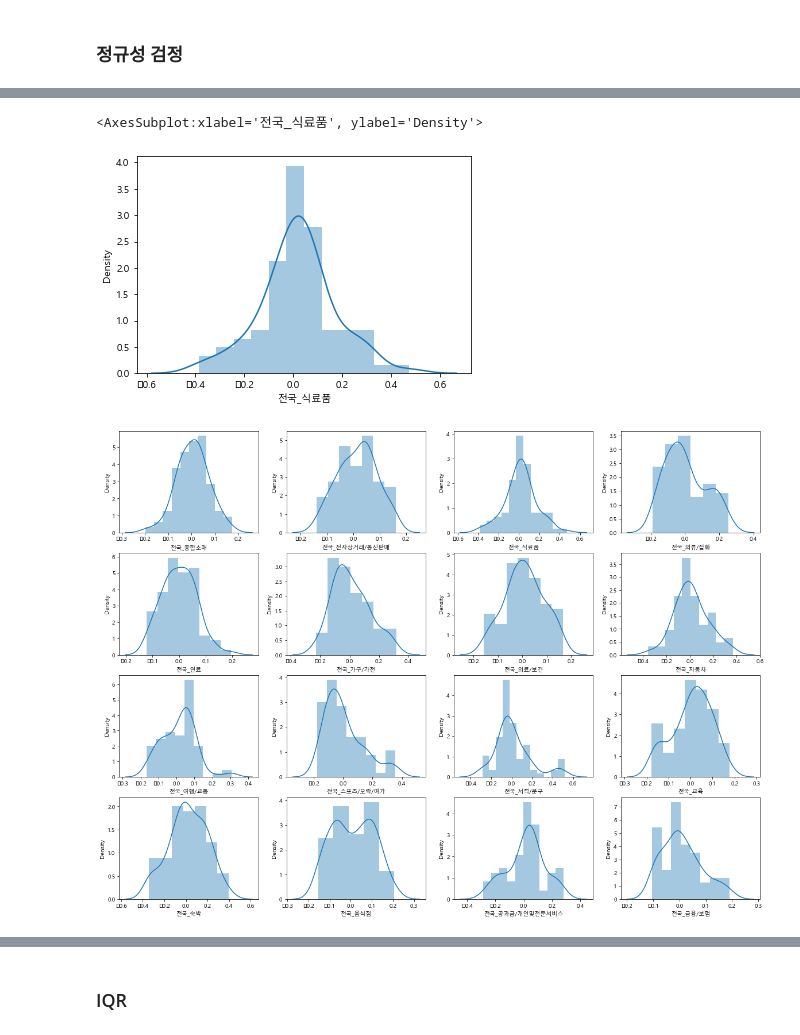
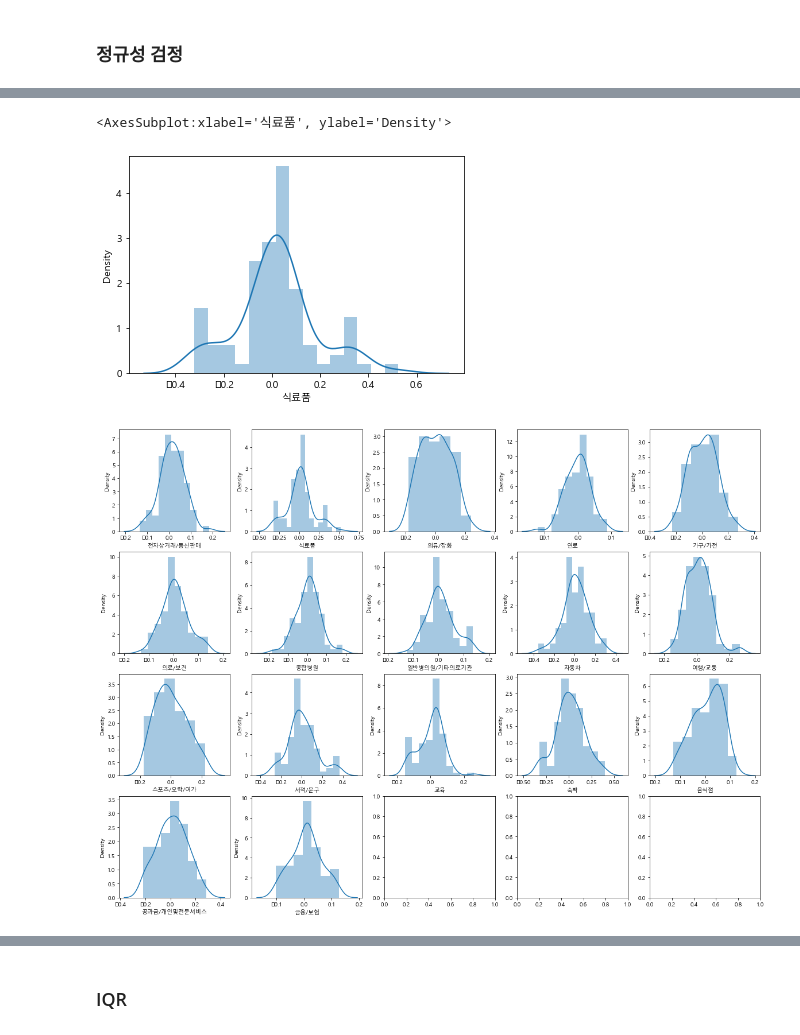
Before and after one commit to KJH3024/test, a Jupyter notebook: 프로젝트1/전국_카드.ipynb, the cells around one changed output, grey strips where cells are left out. Saved outputs shown, nothing was run; the diff lists cells and outputs as text; code cells hidden in the pictures.

```diff
--- a/프로젝트1/전국_카드.ipynb
+++ b/프로젝트1/전국_카드.ipynb
@@ -207,7 +245,8 @@ interest_rates_df
 ### 소매판매지수 불러오기
 # %%
 socell_df = pd.read_csv('./csv/소매판매지수_1211_2204.csv')
-socell_df = socell_df[['날짜','불변_총지수','계절_총지수']]
+socell_df = socell_df[['날짜','불변_총지수']]
+socell_df.rename(columns={'불변_총지수' : '소매판매지수'}, inplace=True)
 socell_df.set_index('날짜', inplace=True)
 socell_df
 # %% [output]
@@ -258,9 +294,11 @@ socell_df = socell_df.iloc[:-28]
 ### 상관관계
 # %%
 # 사용할 컬럼 불러오기
-
-total_df = df_t
+total_df = day
 total_df = pd.DataFrame(total_df)
-total_df = pd.merge(total_df,total_csi, how='left', left_index=True, right_index=True)
-total_df
+total_df = total_df[total_df.columns.drop('일수')]
+total_df = total_df[total_df.columns.drop('합계')]
+#total_df = pd.merge(total_df,total_csi, how='left', left_index=True, right_index=True)
+total_df = pd.concat([total_df,total_csi],axis=1).reindex(total_csi.index)
+total_df.head()
 # %% [output]
@@ -345,39 +387,40 @@ CD_91몰_평균 의 pvalue: 8.520189709315673e-08
 콜금리_1일몰_평균 의 pvalue: 3.0223399737766554e-12
 기준금리 의 pvalue: 4.093405302219022e-16
 # %%
-sns.distplot(total_df1['전국_식료품'])
+sns.distplot(total_df1['식료품'])
 # %% [output]
-<AxesSubplot:xlabel='전국_식료품', ylabel='Density'>
+<AxesSubplot:xlabel='식료품', ylabel='Density'>
-[figure, old version]
+[figure, new version]
 # %%
 # 정규성 히스토그램
 from matplotlib.pyplot import imread
 
 
 
-fig, axes = plt.subplots(4, 4)
+fig, axes = plt.subplots(4, 5)
 fig.set_size_inches((20,15))
 
-sns.distplot(total_df1["전국_종합소매"], ax=axes[0,0])
-sns.distplot(total_df1["전국_전자상거래/통신판매"], ax=axes[0,1])
-sns.distplot(total_df1["전국_식료품"], ax=axes[0,2])
-sns.distplot(total_df1["전국_의류/잡화"], ax=axes[0,3])
-sns.distplot(total_df1["전국_연료"], ax=axes[1,0])
-sns.distplot(total_df1["전국_가구/가전"], ax=axes[1,1])
-sns.distplot(total_df1["전국_의료/보건"], ax=axes[1,2])
-sns.distplot(total_df1["전국_자동차"], ax=axes[1,3])
-sns.distplot(total_df1["전국_여행/교통"], ax=axes[2,0])
-sns.distplot(total_df1["전국_스포츠/오락/여가"], ax=axes[2,1])
-sns.distplot(total_df1["전국_서적/문구"], ax=axes[2,2])
-sns.distplot(total_df1["전국_교육"], ax=axes[2,3])
-sns.distplot(total_df1["전국_숙박"], ax=axes[3,0])
-sns.distplot(total_df1["전국_음식점"], ax=axes[3,1])
-sns.distplot(total_df1['전국_공과금/개인및전문서비스'], ax=axes[3,2])
-sns.distplot(total_df1['전국_금융/보험'], ax=axes[3,3])
+sns.distplot(total_df1["전자상거래/통신판매"], ax=axes[0,0])
+sns.distplot(total_df1["식료품"], ax=axes[0,1])
+sns.distplot(total_df1["의류/잡화"], ax=axes[0,2])
+sns.distplot(total_df1["연료"], ax=axes[0,3])
+sns.distplot(total_df1["가구/가전"], ax=axes[0,4])
+sns.distplot(total_df1["의료/보건"], ax=axes[1,0])
+sns.distplot(total_df1["종합병원"], ax=axes[1,1])
+sns.distplot(total_df1["일반병의원/기타의료기관"], ax=axes[1,2])
+sns.distplot(total_df1["자동차"], ax=axes[1,3])
+sns.distplot(total_df1["여행/교통"], ax=axes[1,4])
+sns.distplot(total_df1["스포츠/오락/여가"], ax=axes[2,0])
+sns.distplot(total_df1["서적/문구"], ax=axes[2,1])
+sns.distplot(total_df1["교육"], ax=axes[2,2])
+sns.distplot(total_df1["숙박"], ax=axes[2,3])
+sns.distplot(total_df1["음식점"], ax=axes[2,4])
+sns.distplot(total_df1['공과금/개인및전문서비스'], ax=axes[3,0])
+sns.distplot(total_df1['금융/보험'], ax=axes[3,1])
 
 plt.show()
 # %% [output]
-[figure, old version]
+[figure, new version]
 # %%
 # 정규성 qqplot
 # 표준정규분포에서 직선에 가까우면 오차의 정규성 만족
```
Also changed, not shown: parts of 27 cells of this notebook.
